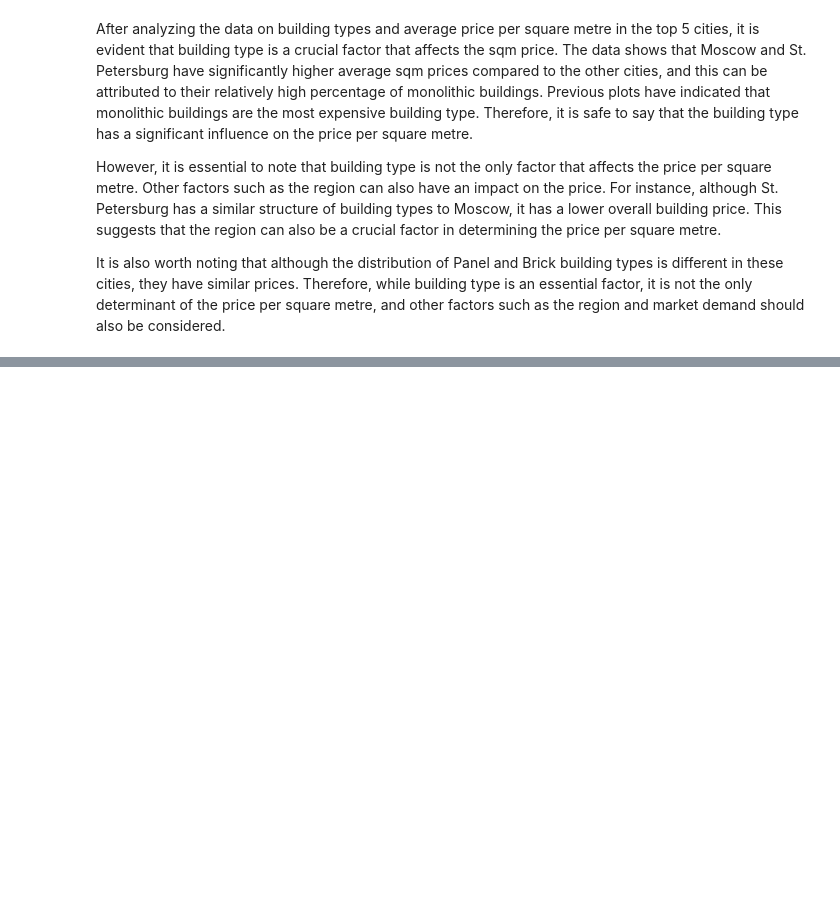
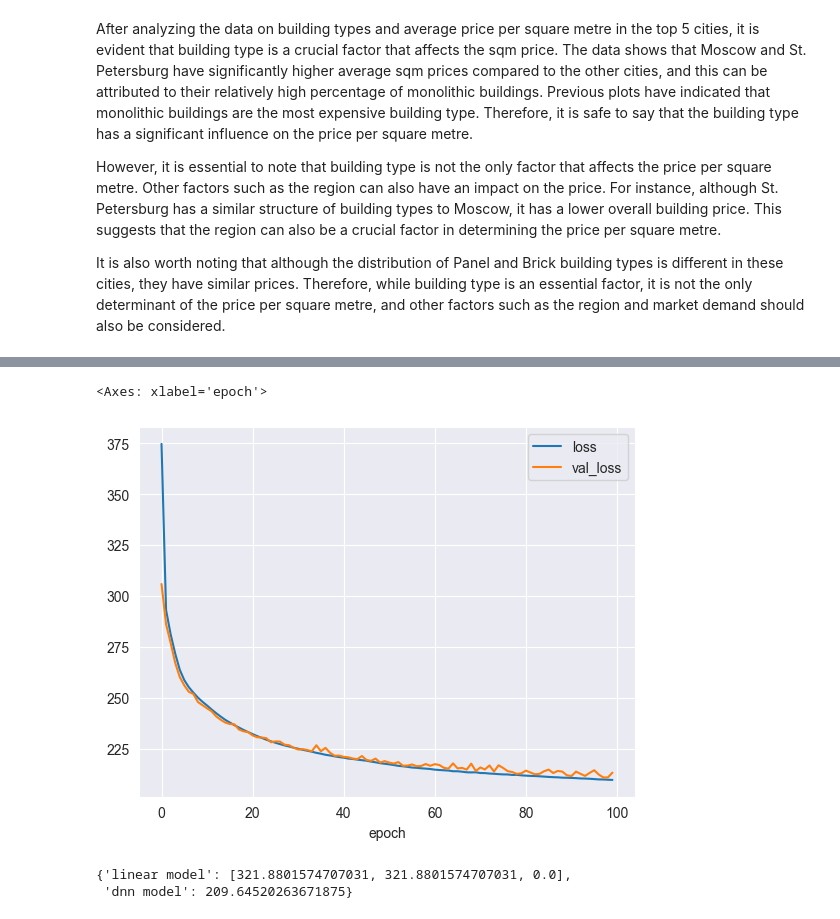
Before and after one commit to mabathke/russia-housing-price-pred, a Jupyter notebook: russia-housing-price-prediction.ipynb, the cells around one changed output, grey strips where cells are left out. Saved outputs shown, nothing was run; the diff lists cells and outputs as text; code cells hidden in the pictures; blank space fills up the shorter version.

```diff
--- a/russia-housing-price-prediction.ipynb
+++ b/russia-housing-price-prediction.ipynb
@@ -358,0 +382,8 @@ df
+# %%
+# create train and test set
+train_df = df_transform.sample(frac=0.8, random_state=0)
+test_df = df_transform.drop(train_df.index)
+#seperate the target variable from the train and test set
+train_labels = train_df.pop('price_per_square_metre')
+test_labels = test_df.pop('price_per_square_metre')
+train_df
@@ -358,0 +504,12 @@ df
+# %%
+dnn_model = keras.Sequential([
+    normalizer,
+    layers.Dense(64, activation='relu'),
+    layers.Dense(64, activation='relu'),
+    layers.Dense(1)
+  ])
+
+dnn_model.compile(loss='mean_absolute_error',
+                optimizer=tf.keras.optimizers.Adam(0.001))
+
+dnn_model.summary()
@@ -358,0 +535,13 @@ df
+# %%
+history = dnn_model.fit(
+    train_df, train_labels,
+    validation_split=0.2,
+    verbose=0, epochs=100)
+# %%
+hist = pd.DataFrame(history.history)
+hist['epoch'] = history.epoch
+hist.tail()
+hist.plot(x='epoch', y=['loss', 'val_loss'])
+# %% [output]
+<Axes: xlabel='epoch'>
+[figure, added]
@@ -358,0 +551,5 @@ df
+# %%
+test_results
+# %% [output]
+{'linear model': [321.8801574707031, 321.8801574707031, 0.0],
+ 'dnn model': 209.64520263671875}
```
Also changed, not shown: parts of 46 cells of this notebook.
